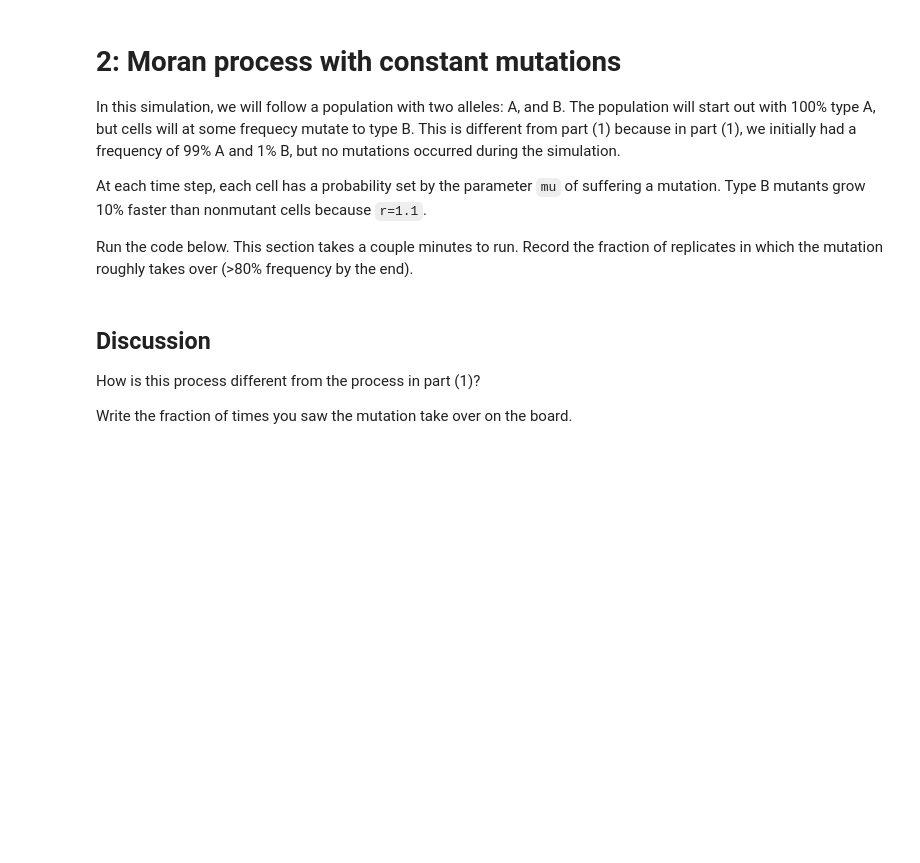
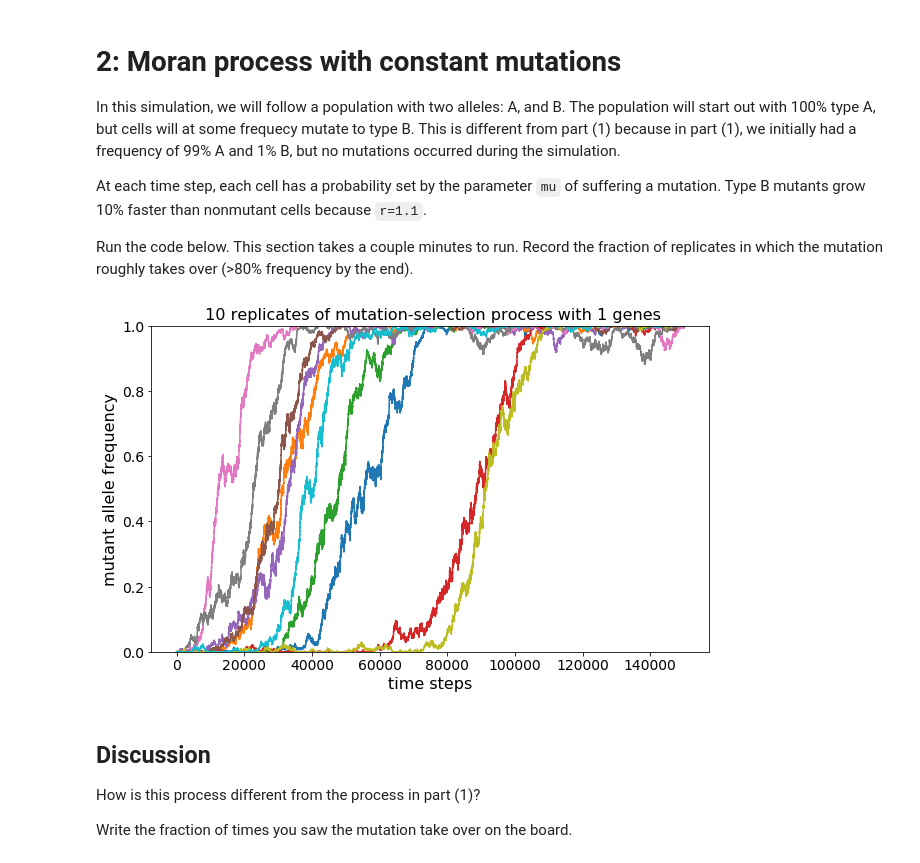
Before and after one commit to aeyuan/moran_lesson, a Jupyter notebook: moran.ipynb, the cells around one changed output. Cells and saved outputs as stored; diff of their text form; code cells hidden in the pictures; blank space fills up the shorter version.

```diff
--- a/moran.ipynb
+++ b/moran.ipynb
@@ -47,13 +44,15 @@ Run the code below. This section takes a couple minutes to run. Record the fract
 # %%
 n_replicates = 10      # The number of independent replicates
 n_genes = 1            # The number of genes undergoing mutation
 mu = 10**-6            # The mutation rate (probability of muation per cell per allele per timestep)
 pop_size = 500         # The population size
 r = 1.1                # The fitness of mutants (nonmutants have fitness=1)
 n_steps = 150000       # The number of timesteps to run the simulation
 
 color=None
-plot_mutation_selection(seed_, color, n_replicates, n_genes, mu, pop_size, r, n_steps)
+plot_mutation_selection(color, n_replicates, n_genes, mu, pop_size, r, n_steps)
+# %% [output]
+[figure, added]
 # %% [markdown]
 ## Discussion
 
```
Also changed, not shown: parts of 9 cells of this notebook, 1 other file.
